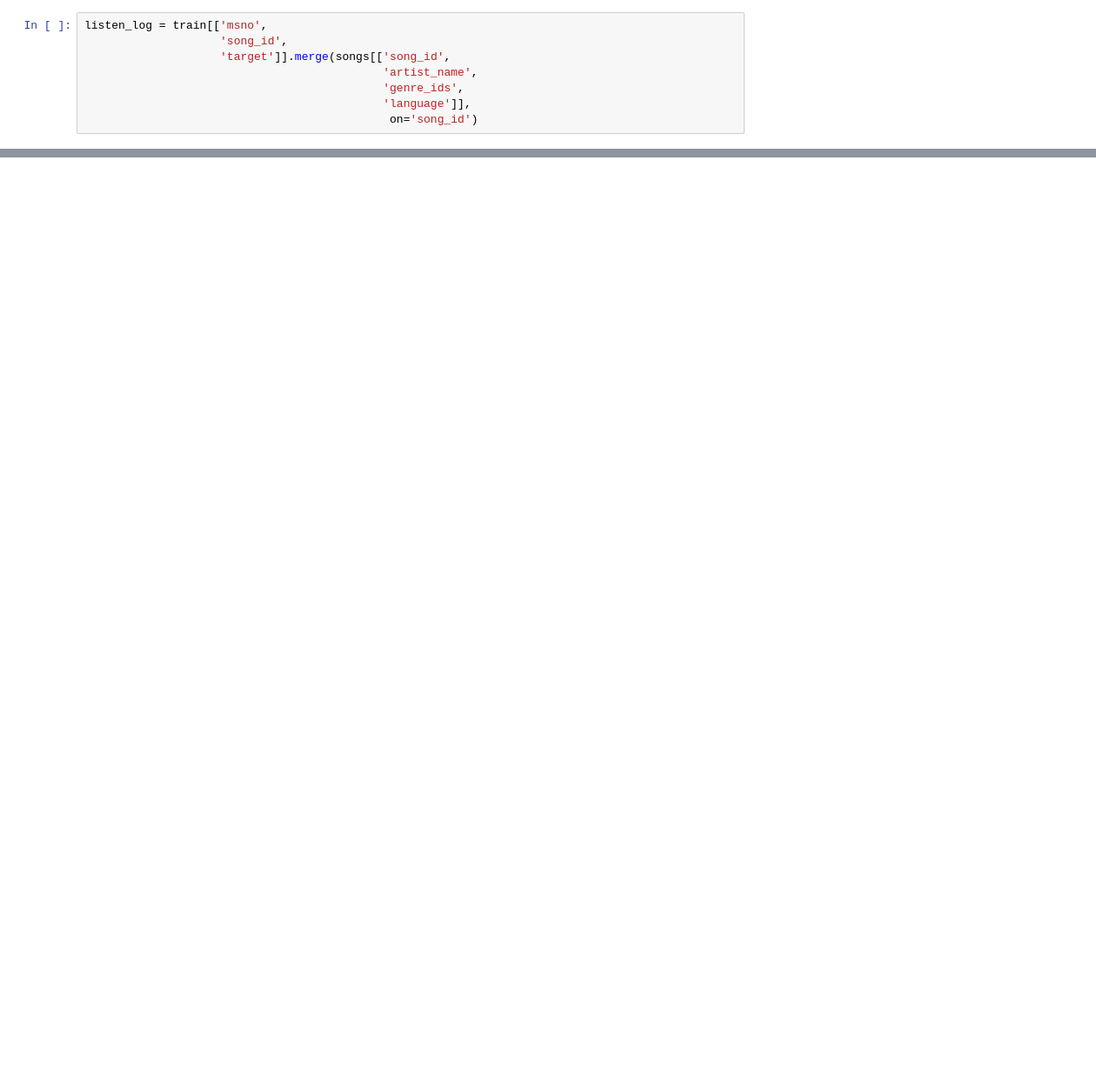
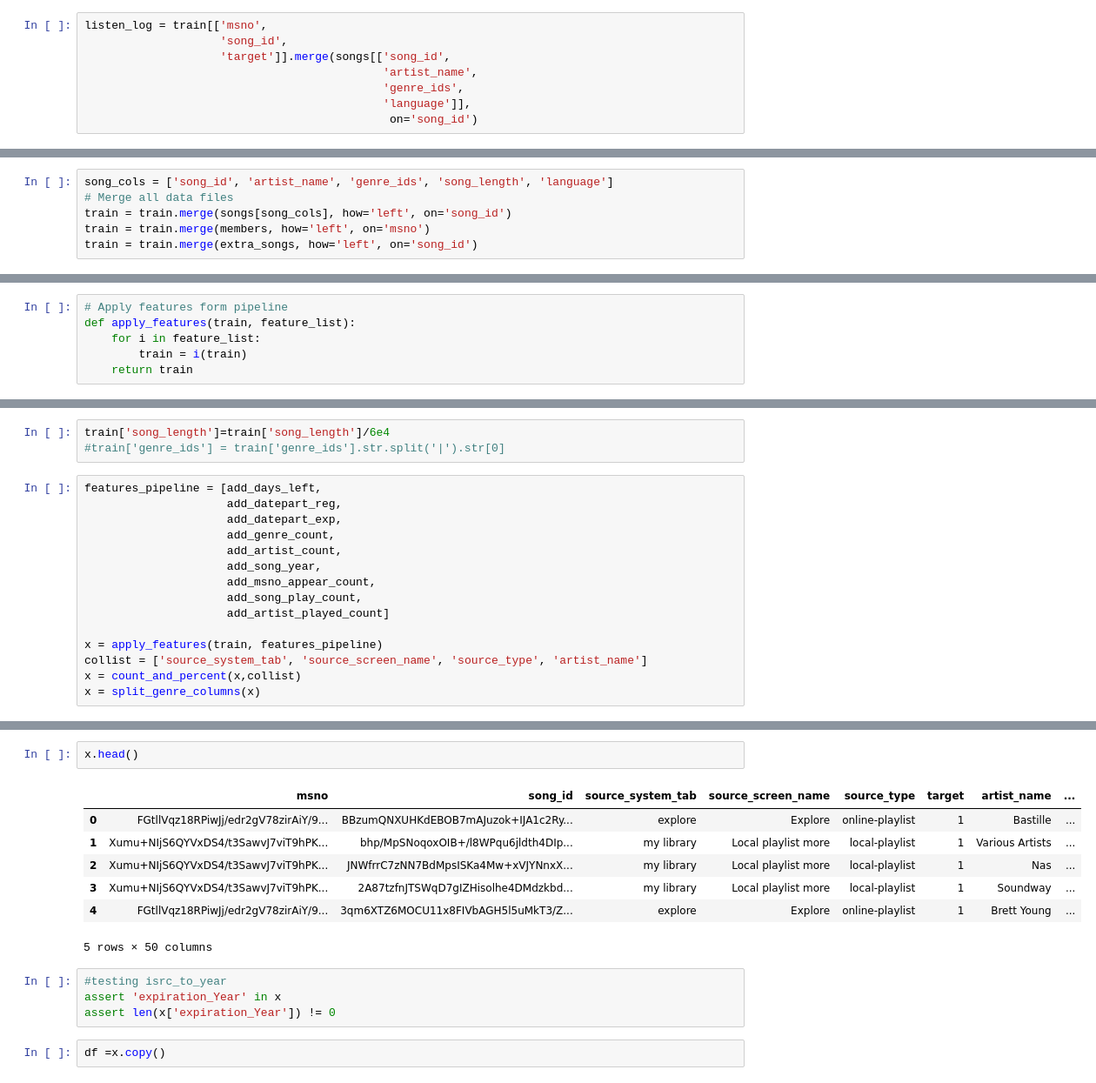
Before and after one commit to msdakot/Musify, a Jupyter notebook: EDA.ipynb, the cells around one changed output, grey strips where cells are left out. Shown at 87% size. Drawn from its saved outputs; the diff is of its cells as text; blank space fills up the shorter version.

```diff
--- a/EDA.ipynb
+++ b/EDA.ipynb
@@ -498,0 +376,6 @@ listen_log[listen_log.target==0].groupby('artist_name').size().nlargest(10).rese
+# %%
+song_cols = ['song_id', 'artist_name', 'genre_ids', 'song_length', 'language']
+# Merge all data files
+train = train.merge(songs[song_cols], how='left', on='song_id')
+train = train.merge(members, how='left', on='msno')
+train = train.merge(extra_songs, how='left', on='song_id')
@@ -498,0 +521,6 @@ listen_log[listen_log.target==0].groupby('artist_name').size().nlargest(10).rese
+# %%
+# Apply features form pipeline
+def apply_features(train, feature_list):
+    for i in feature_list:
+        train = i(train)
+    return train
@@ -498,0 +535,18 @@ listen_log[listen_log.target==0].groupby('artist_name').size().nlargest(10).rese
+# %%
+train['song_length']=train['song_length']/6e4
+#train['genre_ids'] = train['genre_ids'].str.split('|').str[0]
+# %%
+features_pipeline = [add_days_left,
+                     add_datepart_reg,
+                     add_datepart_exp,
+                     add_genre_count,
+                     add_artist_count,
+                     add_song_year,
+                     add_msno_appear_count,
+                     add_song_play_count,
+                     add_artist_played_count]
+
+x = apply_features(train, features_pipeline)
+collist = ['source_system_tab', 'source_screen_name', 'source_type', 'artist_name']
+x = count_and_percent(x,collist)
+x = split_genre_columns(x)
@@ -498,0 +580,16 @@ listen_log[listen_log.target==0].groupby('artist_name').size().nlargest(10).rese
+# %%
+x.head()
+# %% [output]
+|  | msno | song_id | source_system_tab | source_screen_name | source_type | target | artist_name | ... |
+| 0 | FGtllVqz18RPiwJj/edr2gV78zirAiY/9... | BBzumQNXUHKdEBOB7mAJuzok+IJA1c2Ry... | explore | Explore | online-playlist | 1 | Bastille | ... |
+| 1 | Xumu+NIjS6QYVxDS4/t3SawvJ7viT9hPK... | bhp/MpSNoqoxOIB+/l8WPqu6jldth4DIp... | my library | Local playlist more | local-playlist | 1 | Various Artists | ... |
+| 2 | Xumu+NIjS6QYVxDS4/t3SawvJ7viT9hPK... | JNWfrrC7zNN7BdMpsISKa4Mw+xVJYNnxX... | my library | Local playlist more | local-playlist | 1 | Nas | ... |
+| 3 | Xumu+NIjS6QYVxDS4/t3SawvJ7viT9hPK... | 2A87tzfnJTSWqD7gIZHisolhe4DMdzkbd... | my library | Local playlist more | local-playlist | 1 | Soundway | ... |
+| 4 | FGtllVqz18RPiwJj/edr2gV78zirAiY/9... | 3qm6XTZ6MOCU11x8FIVbAGH5l5uMkT3/Z... | explore | Explore | online-playlist | 1 | Brett Young | ... |
+5 rows × 50 columns
+# %%
+#testing isrc_to_year
+assert 'expiration_Year' in x
+assert len(x['expiration_Year']) != 0
+# %%
+df =x.copy()
```
Also changed, not shown: parts of 57 cells of this notebook.
